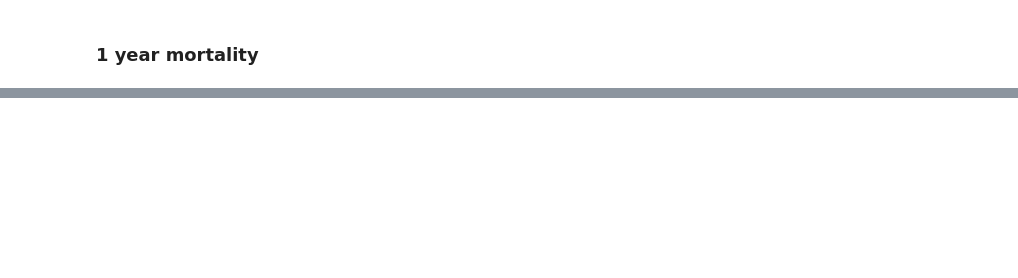
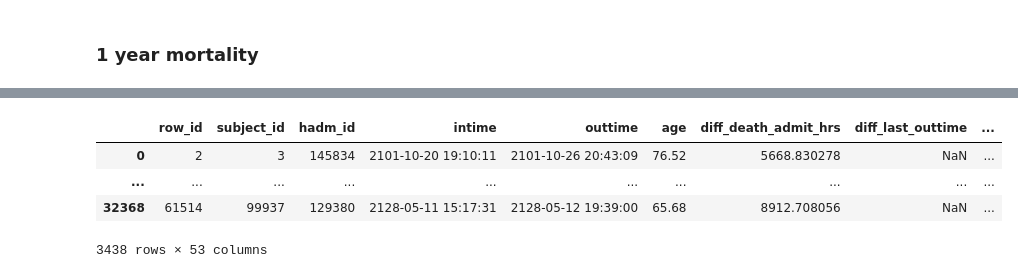
Before and after one commit to anaeliaovalle/opioid_mimic_research, a Jupyter notebook: phase_one_eda.ipynb, the cells around one changed output, grey strips where cells are left out. Cells and saved outputs as stored; diff of their text form; code cells hidden in the pictures; blank space fills up the shorter version.

```diff
--- a/phase_one_eda.ipynb
+++ b/phase_one_eda.ipynb
@@ -157,0 +213,8 @@ pd.DataFrame.from_items([('Non-opiate', [num_non_yes, num_non_no]), ('opiate', [
+# %%
+no_overlap[no_overlap['opiates'] == 1]
+# %% [output]
+|  | row_id | subject_id | hadm_id | intime | outtime | age | diff_death_admit_hrs | diff_last_outtime | ... |
+| 0 | 2 | 3 | 145834 | 2101-10-20 19:10:11 | 2101-10-26 20:43:09 | 76.52 | 5668.830278 | NaN | ... |
+| ... | ... | ... | ... | ... | ... | ... | ... | ... | ... |
+| 32368 | 61514 | 99937 | 129380 | 2128-05-11 15:17:31 | 2128-05-12 19:39:00 | 65.68 | 8912.708056 | NaN | ... |
+3438 rows × 53 columns
```
Also changed, not shown: parts of 41 cells of this notebook, 1 other file.
